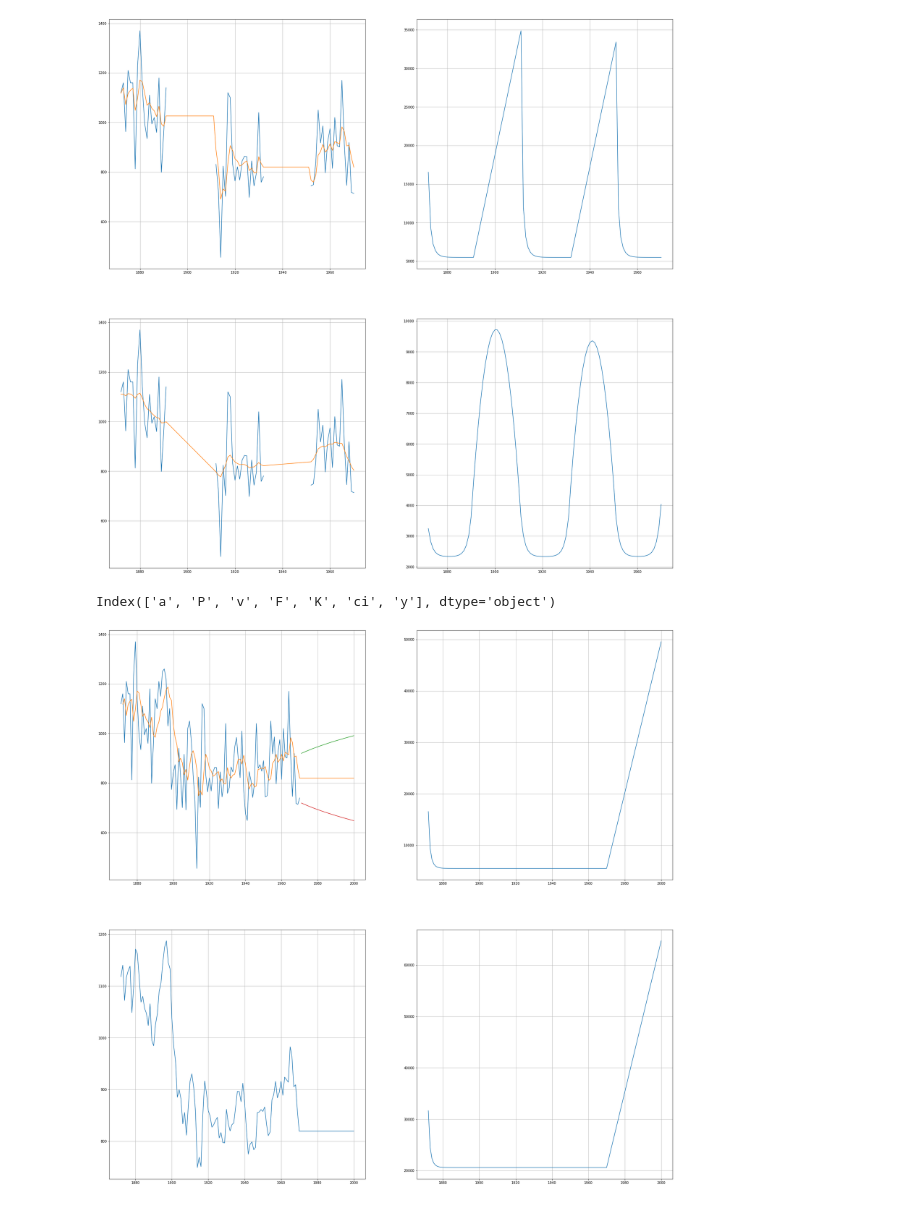
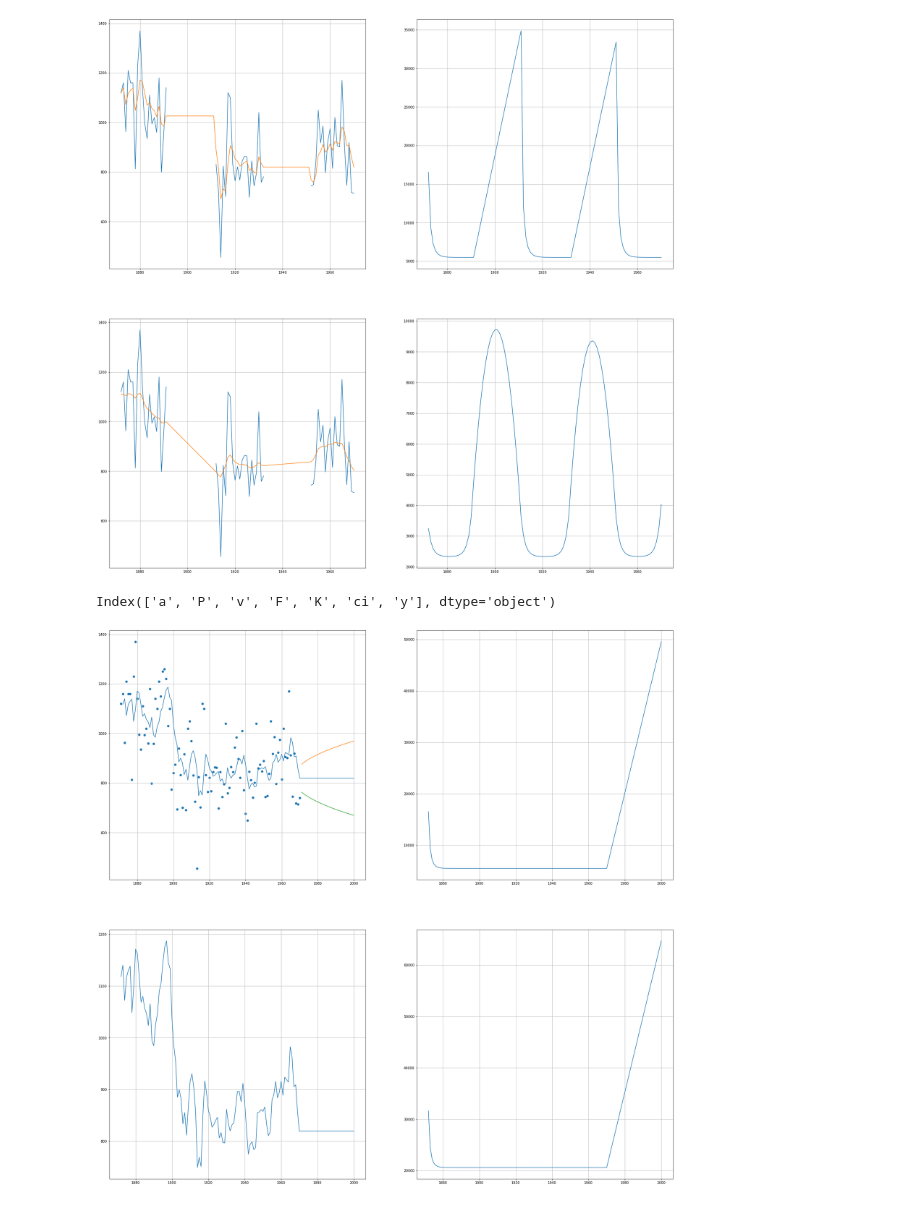
Before and after one commit to siemfenne/timeseriesmodels-vu, a Jupyter notebook: main.ipynb, the cells around one changed output. Drawn from its saved outputs; the diff is of its cells as text; code cells hidden in the pictures.

```diff
--- a/main.ipynb
+++ b/main.ipynb
@@ -17,7 +20,7 @@ df.tail()
 | 1970 | 740 |
 # %%
 def Kalman_filter(series:pd.Series, P1:float, a1:float, s2_e:float, s2_n:float):
-    t_crit = 1.57
+    t_crit = 1.6448
     y_list = series.copy().to_list()
     r = pd.DataFrame(columns=['a', 'P', 'v', 'F', 'K', 'ci'])
 
@@ -32,7 +35,7 @@ def Kalman_filter(series:pd.Series, P1:float, a1:float, s2_e:float, s2_n:float):
         K = P/F
 
         # store result for t=i
-        r.loc[i] = [a, P, v, F, K, t_crit * F**.5]
+        r.loc[i] = [a, P, v, F, K, (t_crit * P**.5)]
 
         if np.isnan(y):
             # filter (nowcasting)
@@ -60,8 +63,6 @@ def Kalman_filter(series:pd.Series, P1:float, a1:float, s2_e:float, s2_n:float):
 
 df_kf = Kalman_filter(series = df.Nile, P1=1e7, a1=0, s2_e = 15099, s2_n = 1469.1)
 df_kf = df_kf.iloc[1:]
-
-print(df_kf)
 
 fig, axs = plt.subplots(2,2, figsize=(20,10))
 
@@ -420,34 +372,34 @@ def Kalman_filter_forecast(series: pd.Series, P1, a1, s2_e, s2_n, T_pred):
 df_kf =  Kalman_filter_forecast(df.Nile, 1e7, 0, 15099, 1469.1, T_pred=30)
 
 fig, axs = plt.subplots(2,2, figsize=(30,30))
 
 # upper left
 ax = axs[0,0]
-ax.plot(df.index, df.Nile)
+ax.scatter(df.index, df.Nile)
 ax.plot(df_kf.index, df_kf.a)
 df_pred = df_kf.copy().iloc[-30:]
 t_crit = .674 # 50 percent, two sided z-value
-ax.plot(df_pred.index, df_pred.a + t_crit * np.sqrt(df_pred.F))
-ax.plot(df_pred.index, df_pred.a - t_crit * np.sqrt(df_pred.F))
+ax.plot(df_pred.index, df_pred.a + t_crit * np.sqrt(df_pred.P))
+ax.plot(df_pred.index, df_pred.a - t_crit * np.sqrt(df_pred.P))
 
 # lower left
 ax = axs[1,0]
 ax.plot(df_kf.index, df_kf.a)
 
 # upper right
 ax = axs[0,1]
 ax.plot(df_kf.index, df_kf.P)
 
 # lower right
 ax = axs[1,1]
 ax.plot(df_kf.index, df_kf.F)
 
 # make nice plot
 for row in axs:
     for ax in row:
         ax.grid()
         pass
 plt.show()
 # %% [output]
 Index(['a', 'P', 'v', 'F', 'K', 'ci', 'y'], dtype='object')
-[figure, old version]
+[figure, new version]
```
Also changed, not shown: parts of 8 cells of this notebook.
